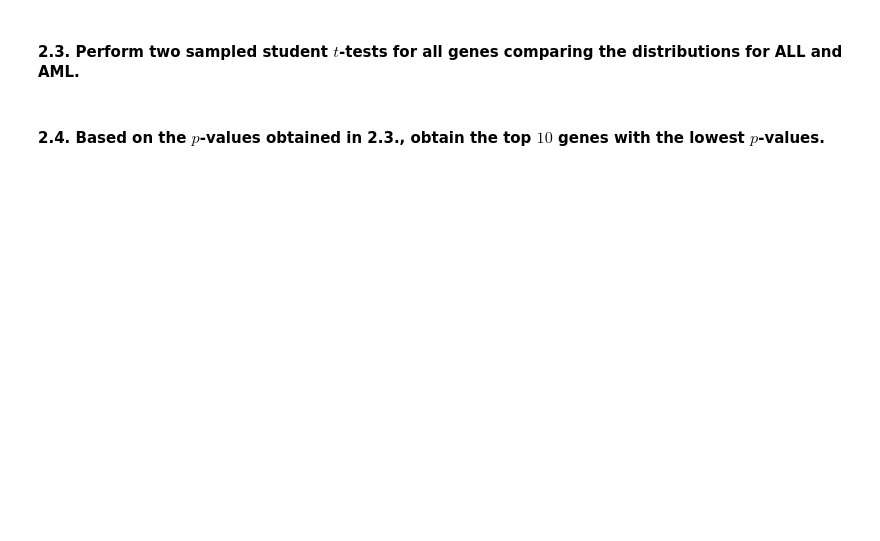
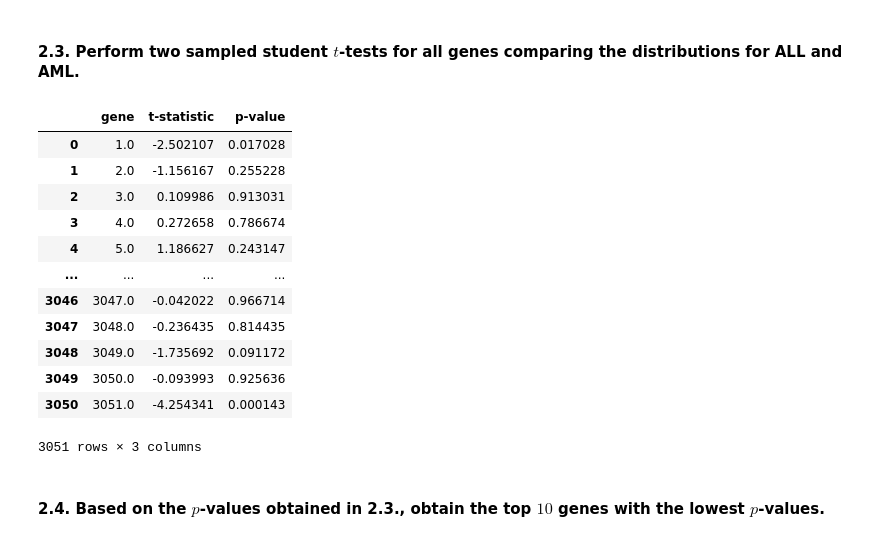
Before and after one commit to FabriceBeaumont/MA-INF_4216_Biomedical_DS_and_AI, a Jupyter notebook: Sheet3/Assignment3_Solutions.ipynb, the cells around one changed output. Cells and saved outputs as stored; diff of their text form; code cells hidden in the pictures; blank space fills up the shorter version.

```diff
--- a/Sheet3/Assignment3_Solutions.ipynb
+++ b/Sheet3/Assignment3_Solutions.ipynb
@@ -190,4 +203,37 @@ Length: 100, dtype: float64
 # %% [markdown]
 #### 2.3. Perform two sampled student $t$-tests for all genes comparing the distributions for ALL and AML.
+# %%
+# prepare ALL class dataframe
+all_sample_dataframe = golub_dataset.loc[:][golub_dataset.columns[0:27]]
+
+# prepare AML class dataframe
+aml_sample_dataframe = golub_dataset.loc[:][golub_dataset.columns[27:]]
+
+# perform two sampled student t-test for each gene
+
+# create array to store t-test results for each gene
+t_test_result = np.zeros( (3051, 3) )
+
+for gene in np.arange( start = 1, stop = 3052, step = 1, dtype=int ):
+    a = all_sample_dataframe.loc[gene][:]
+    b = aml_sample_dataframe.loc[gene][:]
+    t_test_result[gene-1][0] = gene # gene index
+    ( t_test_result[gene-1][1],  t_test_result[gene-1][2] ) = ttest_ind( a, b) # test result
+t_test_result_dataframe = pd.DataFrame( t_test_result, columns = ['gene', 't-statistic', 'p-value' ] )
+t_test_result_dataframe
+# %% [output]
+|  | gene | t-statistic | p-value |
+| 0 | 1.0 | -2.502107 | 0.017028 |
+| 1 | 2.0 | -1.156167 | 0.255228 |
+| 2 | 3.0 | 0.109986 | 0.913031 |
+| 3 | 4.0 | 0.272658 | 0.786674 |
+| 4 | 5.0 | 1.186627 | 0.243147 |
+| ... | ... | ... | ... |
+| 3046 | 3047.0 | -0.042022 | 0.966714 |
+| 3047 | 3048.0 | -0.236435 | 0.814435 |
+| 3048 | 3049.0 | -1.735692 | 0.091172 |
+| 3049 | 3050.0 | -0.093993 | 0.925636 |
+| 3050 | 3051.0 | -4.254341 | 0.000143 |
+3051 rows × 3 columns
 # %% [markdown]
 #### 2.4. Based on the $p$-values obtained in 2.3., obtain the top $10$ genes with the lowest $p$-values.
```
Also changed, not shown: parts of 50 cells of this notebook.
